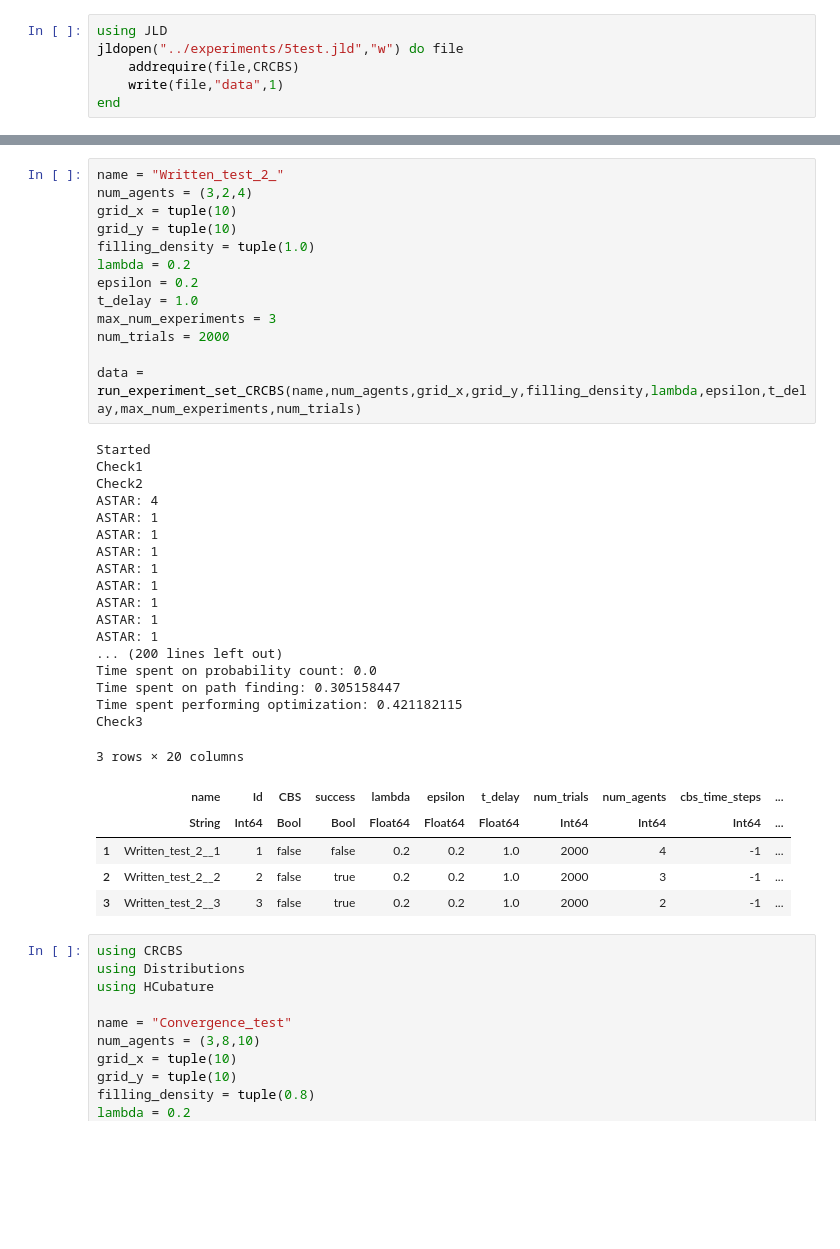
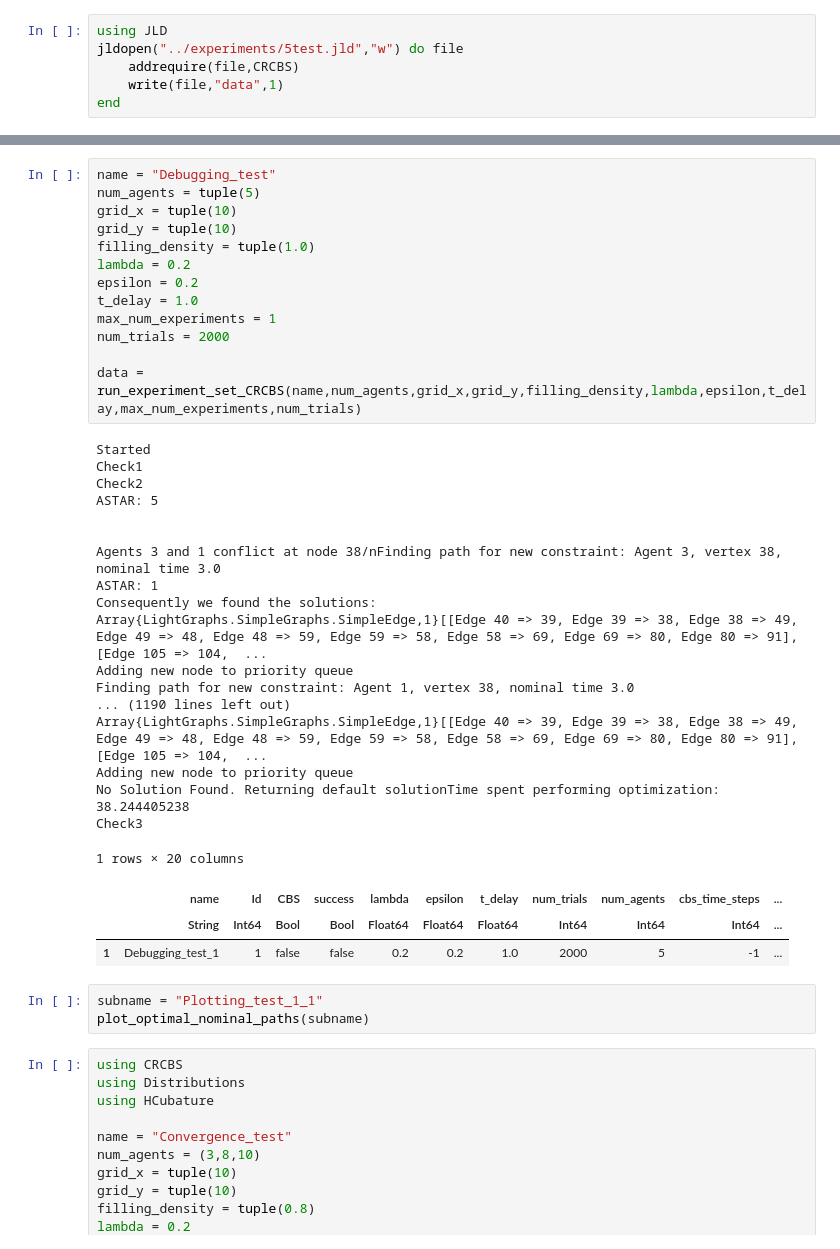
Before and after one commit to sisl/CRCBS.jl, a Jupyter notebook: experiments/Run_CRCBS.ipynb, the cells around one changed output, grey strips where cells are left out. Saved outputs shown, nothing was run; the diff lists cells and outputs as text; blank space fills up the shorter version.

Commit message:
plotting

```diff
--- a/experiments/Run_CRCBS.ipynb
+++ b/experiments/Run_CRCBS.ipynb
@@ -37,42 +76,43 @@ WARNING: Method definition pad_matrix(Array{T, 2}, Tuple{Int64, Int64}, T) where
 └ @ Base.Docs docs/Docs.jl:223
 WARNING: Method definition sample_wo_repl(Any, Any) in module CRCBS at /home/peltzer/.julia/dev/CRCBS/src/utils.jl:123 overwritten at /home/peltzer/.julia/dev/CRCBS/src/utils.jl:123.
 # %%
-name = "Written_test_2_"
-num_agents = (3,2,4)
+name = "Debugging_test"
+num_agents = tuple(5)
 grid_x = tuple(10)
 grid_y = tuple(10)
 filling_density = tuple(1.0)
 lambda = 0.2
 epsilon = 0.2
 t_delay = 1.0
-max_num_experiments = 3
+max_num_experiments = 1
 num_trials = 2000
 
 data = run_experiment_set_CRCBS(name,num_agents,grid_x,grid_y,filling_density,lambda,epsilon,t_delay,max_num_experiments,num_trials)
 # %% [output]
 Started
 Check1
 Check2
-ASTAR: 4
+ASTAR: 5
+
+
+Agents 3 and 1 conflict at node 38/nFinding path for new constraint: Agent 3, vertex 38, nominal time 3.0
 ASTAR: 1
-ASTAR: 1
-ASTAR: 1
-ASTAR: 1
-ASTAR: 1
-ASTAR: 1
-ASTAR: 1
-ASTAR: 1
-... (200 lines left out)
-Time spent on probability count: 0.0
-Time spent on path finding: 0.305158447
-Time spent performing optimization: 0.421182115
+Consequently we found the solutions:
+Array{LightGraphs.SimpleGraphs.SimpleEdge,1}[[Edge 40 => 39, Edge 39 => 38, Edge 38 => 49, Edge 49 => 48, Edge 48 => 59, Edge 59 => 58, Edge 58 => 69, Edge 69 => 80, Edge 80 => 91], [Edge 105 => 104,  ...
+Adding new node to priority queue
+Finding path for new constraint: Agent 1, vertex 38, nominal time 3.0
+... (1190 lines left out)
+Array{LightGraphs.SimpleGraphs.SimpleEdge,1}[[Edge 40 => 39, Edge 39 => 38, Edge 38 => 49, Edge 49 => 48, Edge 48 => 59, Edge 59 => 58, Edge 58 => 69, Edge 69 => 80, Edge 80 => 91], [Edge 105 => 104,  ...
+Adding new node to priority queue
+No Solution Found. Returning default solutionTime spent performing optimization: 38.244405238
 Check3
-3 rows × 20 columns
+1 rows × 20 columns
 |  | name | Id | CBS | success | lambda | epsilon | t_delay | num_trials | num_agents | cbs_time_steps | ... |
 |  | String | Int64 | Bool | Bool | Float64 | Float64 | Float64 | Int64 | Int64 | Int64 | ... |
-| 1 | Written_test_2__1 | 1 | false | false | 0.2 | 0.2 | 1.0 | 2000 | 4 | -1 | ... |
-| 2 | Written_test_2__2 | 2 | false | true | 0.2 | 0.2 | 1.0 | 2000 | 3 | -1 | ... |
-| 3 | Written_test_2__3 | 3 | false | true | 0.2 | 0.2 | 1.0 | 2000 | 2 | -1 | ... |
+| 1 | Debugging_test_1 | 1 | false | false | 0.2 | 0.2 | 1.0 | 2000 | 5 | -1 | ... |
+# %%
+subname = "Plotting_test_1_1"
+plot_optimal_nominal_paths(subname)
 # %%
 using CRCBS
 using Distributions
```
Also changed, not shown: parts of 2 cells of this notebook, 19 other files.
